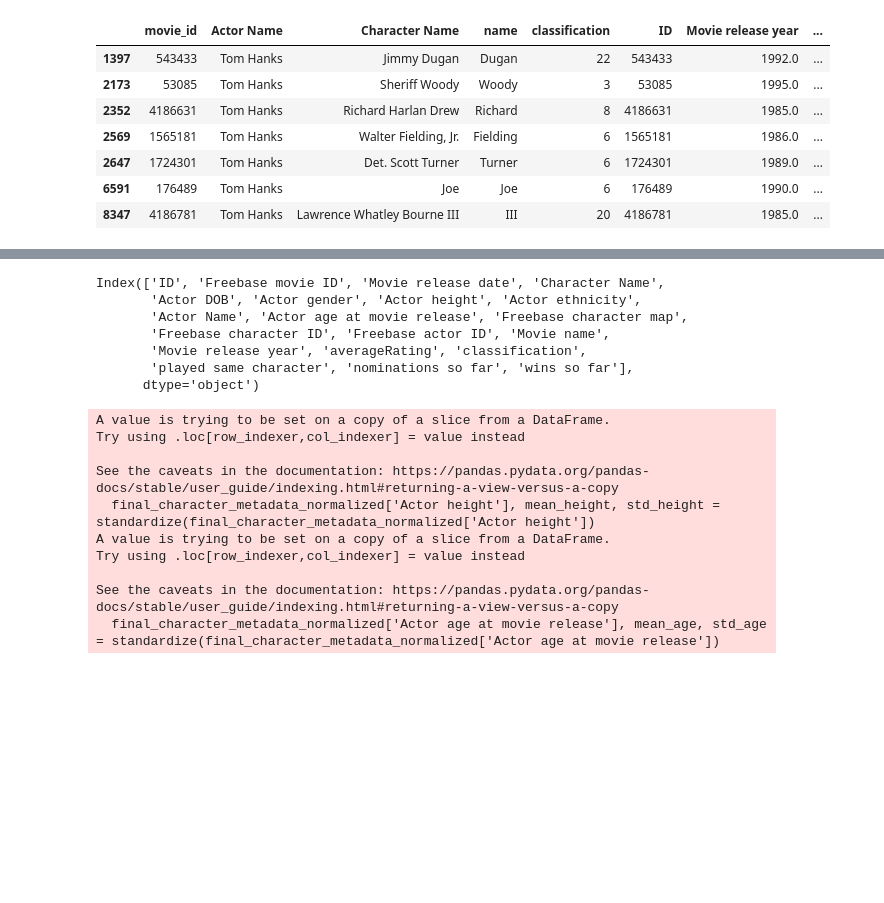
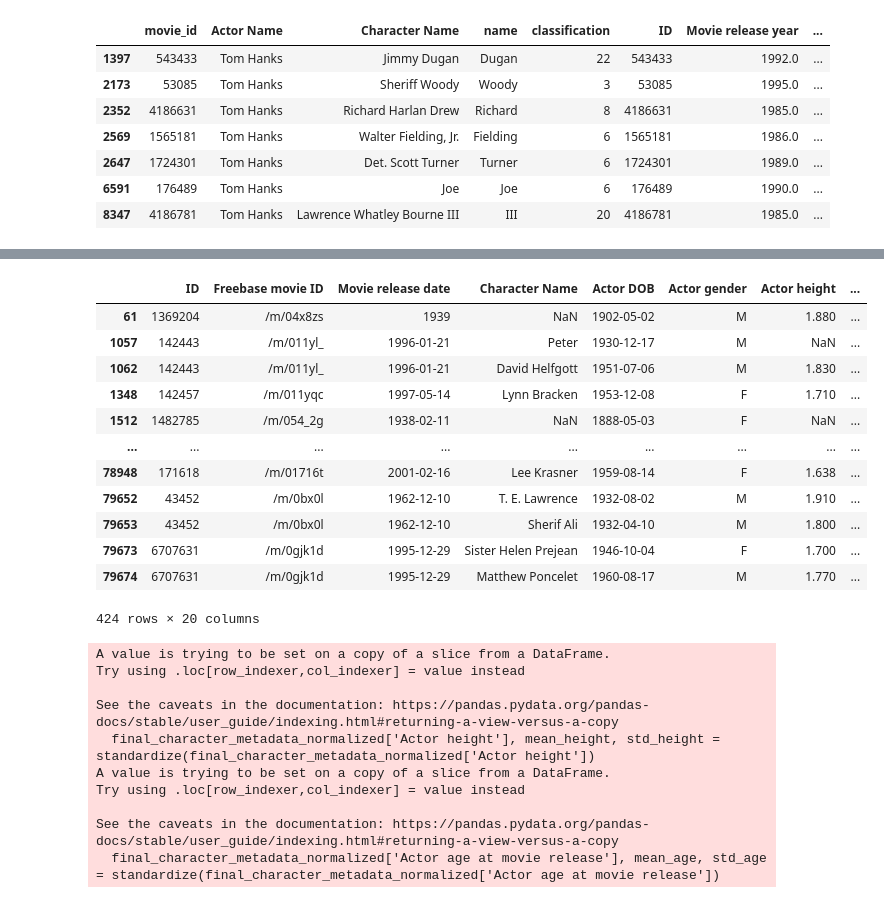
Before and after one commit to epfl-ada/ada-2022-project-cnxtn, a Jupyter notebook: rating_prediction_model.ipynb, the cells around one changed output, grey strips where cells are left out. Saved outputs shown, nothing was run; the diff lists cells and outputs as text; code cells hidden in the pictures; blank space fills up the shorter version.

Commit message:
added unclassified characters to the model

```diff
--- a/rating_prediction_model.ipynb
+++ b/rating_prediction_model.ipynb
@@ -109,4 +109,5 @@ final_characters[final_characters['Actor Name']== 'Tom Hanks']
 # %%
 final_characters = final_characters.drop(columns=['movie_id','name','Movie release year'])
 # %%
-character_metadata_with_role_count = pd.merge(character_metadata_with_rating,final_characters,on =['ID','Actor Name','Character Name'],how = 'inner')
+character_metadata_with_role_count = pd.merge(character_metadata_with_rating,final_characters,on =['ID','Actor Name','Character Name'],how = 'left')
+character_metadata_with_role_count.columns
@@ -113,16 +122,24 @@ character_metadata_with_role_count = pd.merge(character_metadata_with_rating,fin
+# %%
+character_metadata_with_role_count['played same character']= character_metadata_with_role_count['played same character'].fillna(0)
 # %%
 final_character_metadata = pd.merge(character_metadata_with_role_count, final_oscar_nominees, on = ['Actor Name','Movie name'], how = 'left' )
 final_character_metadata[['nominations so far','wins so far']] = final_character_metadata[['nominations so far','wins so far']].fillna(0)
-# %%
-final_character_metadata.columns
-# %% [output]
-Index(['ID', 'Freebase movie ID', 'Movie release date', 'Character Name',
-       'Actor DOB', 'Actor gender', 'Actor height', 'Actor ethnicity',
-       'Actor Name', 'Actor age at movie release', 'Freebase character map',
-       'Freebase character ID', 'Freebase actor ID', 'Movie name',
-       'Movie release year', 'averageRating', 'classification',
-       'played same character', 'nominations so far', 'wins so far'],
-      dtype='object')
+# %%
+final_character_metadata[final_character_metadata['nominations so far']>0]
+# %% [output]
+|  | ID | Freebase movie ID | Movie release date | Character Name | Actor DOB | Actor gender | Actor height | ... |
+| 61 | 1369204 | /m/04x8zs | 1939 | NaN | 1902-05-02 | M | 1.880 | ... |
+| 1057 | 142443 | /m/011yl_ | 1996-01-21 | Peter | 1930-12-17 | M | NaN | ... |
+| 1062 | 142443 | /m/011yl_ | 1996-01-21 | David Helfgott | 1951-07-06 | M | 1.830 | ... |
+| 1348 | 142457 | /m/011yqc | 1997-05-14 | Lynn Bracken | 1953-12-08 | F | 1.710 | ... |
+| 1512 | 1482785 | /m/054_2g | 1938-02-11 | NaN | 1888-05-03 | F | NaN | ... |
+| ... | ... | ... | ... | ... | ... | ... | ... | ... |
+| 78948 | 171618 | /m/01716t | 2001-02-16 | Lee Krasner | 1959-08-14 | F | 1.638 | ... |
+| 79652 | 43452 | /m/0bx0l | 1962-12-10 | T. E. Lawrence | 1932-08-02 | M | 1.910 | ... |
+| 79653 | 43452 | /m/0bx0l | 1962-12-10 | Sherif Ali | 1932-04-10 | M | 1.800 | ... |
+| 79673 | 6707631 | /m/0gjk1d | 1995-12-29 | Sister Helen Prejean | 1946-10-04 | F | 1.700 | ... |
+| 79674 | 6707631 | /m/0gjk1d | 1995-12-29 | Matthew Poncelet | 1960-08-17 | M | 1.770 | ... |
+424 rows × 20 columns
 # %%
 def standardize(x):
     """Standardize a data set following an axis."""
```
Also changed, not shown: parts of 2 cells of this notebook.
